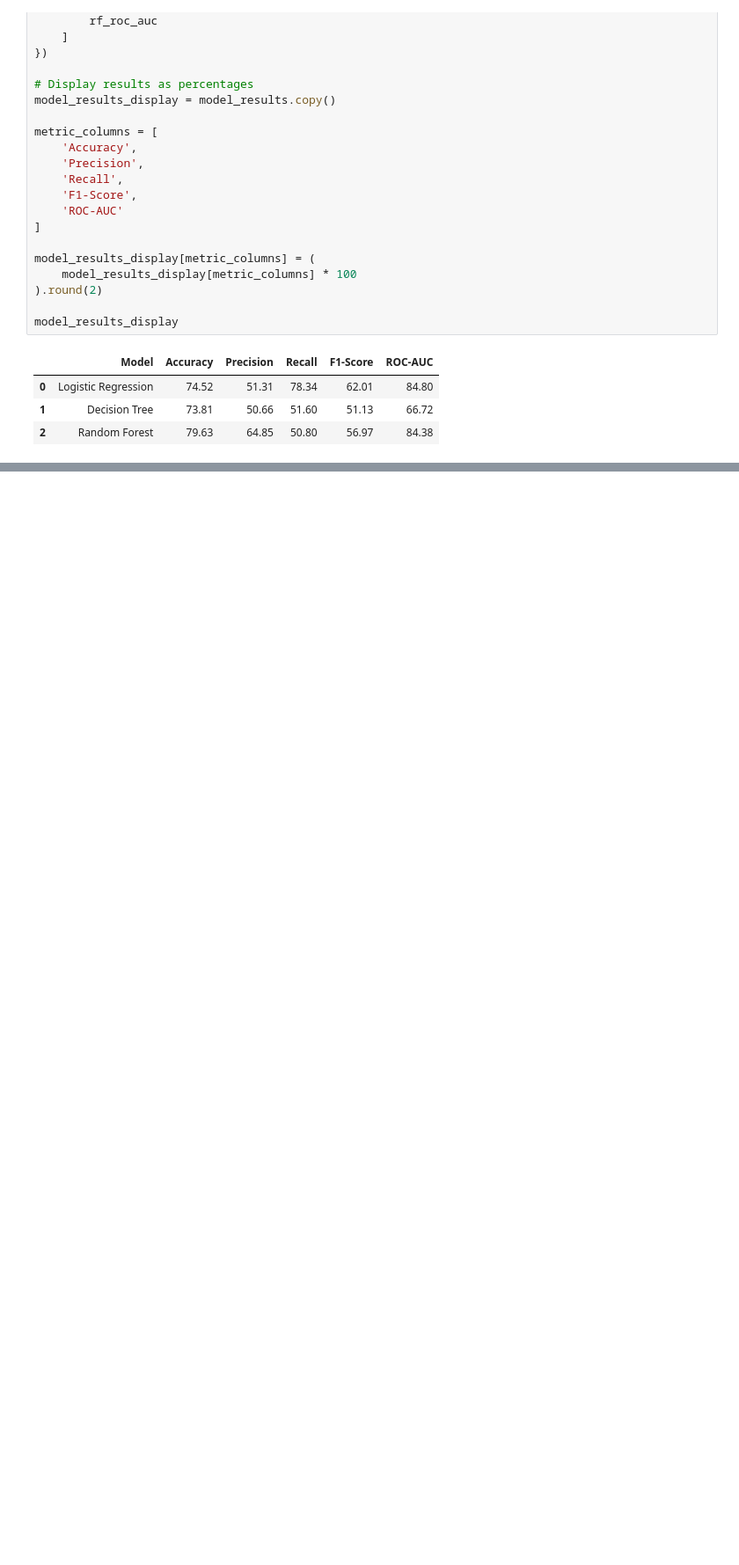
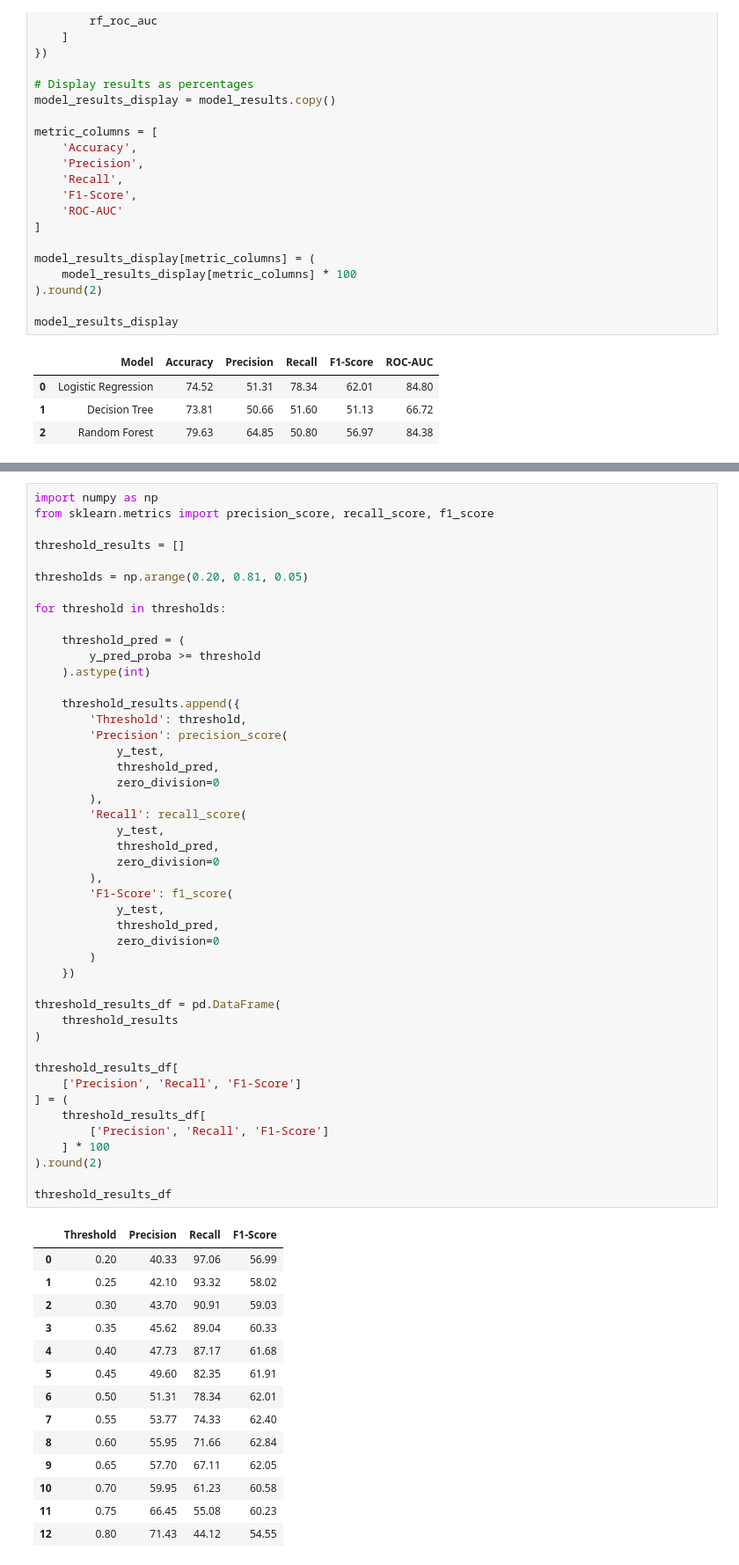
Before and after one commit to AchalaSharma/churn-prediction-project, a Jupyter notebook: notebooks/01_Data_Understanding_and_Initial_EDA.ipynb, the cells around one changed output, grey strips where cells are left out. Shown at 88% size. Cells and saved outputs as stored; diff of their text form; blank space fills up the shorter version.

```diff
--- a/notebooks/01_Data_Understanding_and_Initial_EDA.ipynb
+++ b/notebooks/01_Data_Understanding_and_Initial_EDA.ipynb
@@ -1994,0 +2579,61 @@ model_results_display
+# %%
+import numpy as np
+from sklearn.metrics import precision_score, recall_score, f1_score
+
+threshold_results = []
+
+thresholds = np.arange(0.20, 0.81, 0.05)
+
+for threshold in thresholds:
+
+    threshold_pred = (
+        y_pred_proba >= threshold
+    ).astype(int)
+
+    threshold_results.append({
+        'Threshold': threshold,
+        'Precision': precision_score(
+            y_test,
+            threshold_pred,
+            zero_division=0
+        ),
+        'Recall': recall_score(
+            y_test,
+            threshold_pred,
+            zero_division=0
+        ),
+        'F1-Score': f1_score(
+            y_test,
+            threshold_pred,
+            zero_division=0
+        )
+    })
+
+threshold_results_df = pd.DataFrame(
+    threshold_results
+)
+
+threshold_results_df[
+    ['Precision', 'Recall', 'F1-Score']
+] = (
+    threshold_results_df[
+        ['Precision', 'Recall', 'F1-Score']
+    ] * 100
+).round(2)
+
+threshold_results_df
+# %% [output]
+|  | Threshold | Precision | Recall | F1-Score |
+| 0 | 0.20 | 40.33 | 97.06 | 56.99 |
+| 1 | 0.25 | 42.10 | 93.32 | 58.02 |
+| 2 | 0.30 | 43.70 | 90.91 | 59.03 |
+| 3 | 0.35 | 45.62 | 89.04 | 60.33 |
+| 4 | 0.40 | 47.73 | 87.17 | 61.68 |
+| 5 | 0.45 | 49.60 | 82.35 | 61.91 |
+| 6 | 0.50 | 51.31 | 78.34 | 62.01 |
+| 7 | 0.55 | 53.77 | 74.33 | 62.40 |
+| 8 | 0.60 | 55.95 | 71.66 | 62.84 |
+| 9 | 0.65 | 57.70 | 67.11 | 62.05 |
+| 10 | 0.70 | 59.95 | 61.23 | 60.58 |
+| 11 | 0.75 | 66.45 | 55.08 | 60.23 |
+| 12 | 0.80 | 71.43 | 44.12 | 54.55 |
```
Also changed, not shown: parts of 27 cells of this notebook.
